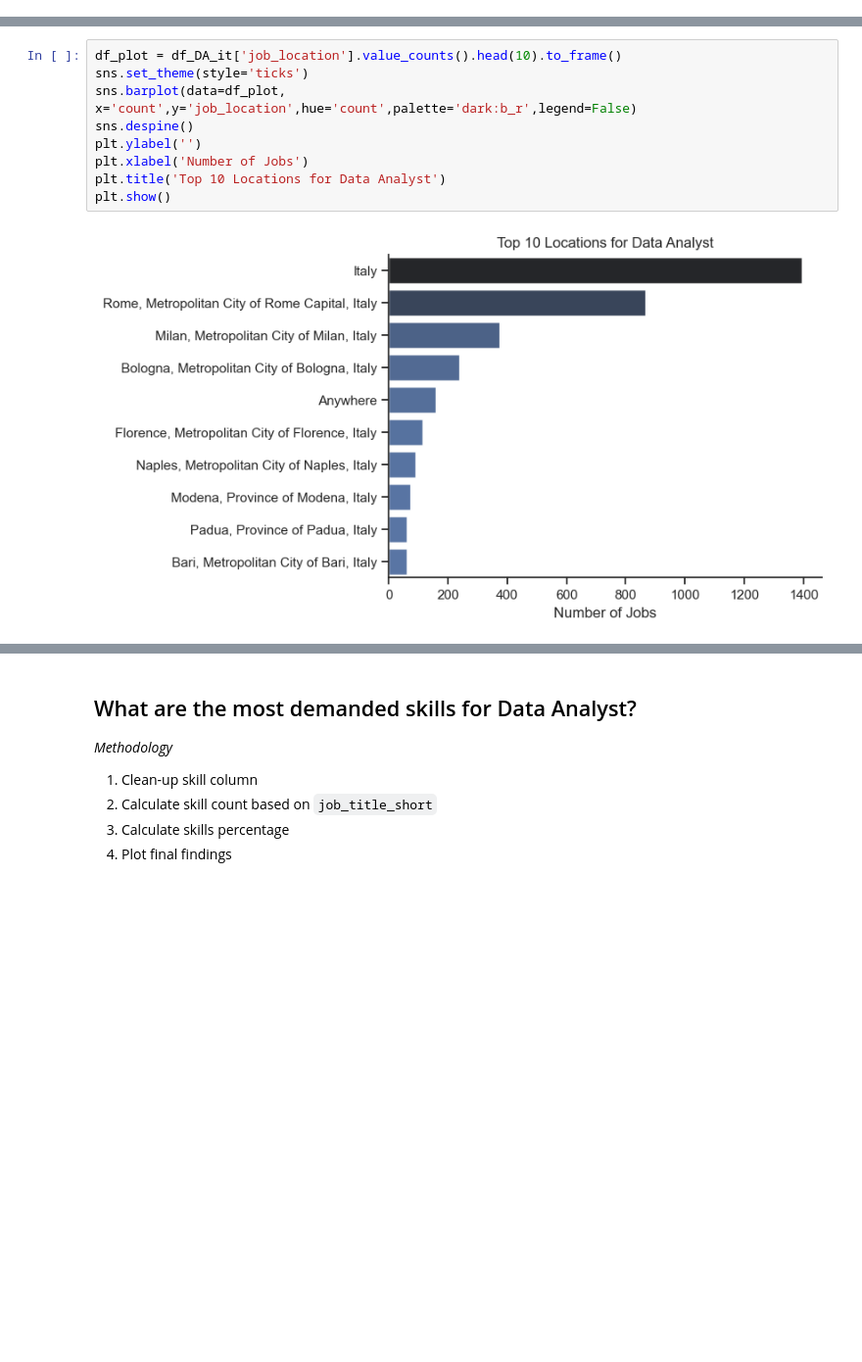
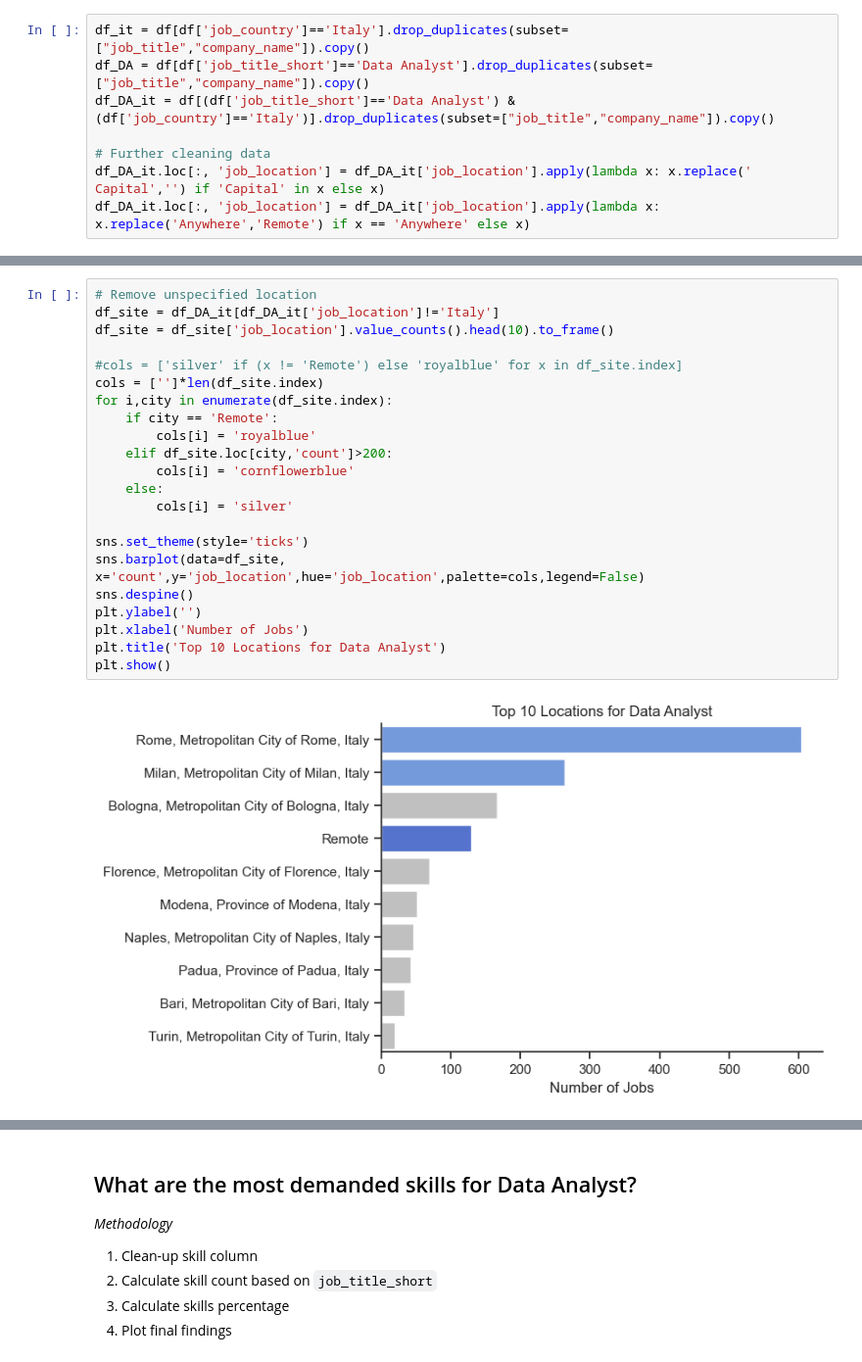
Before and after one commit to giovaM99V/Data_Jobs, a Jupyter notebook: 1_Data_Job_EDA/data_job_eda.ipynb, the cells around one changed output, grey strips where cells are left out. Shown: that part at 98% size. Cells and saved outputs as stored; diff of their text form; blank space fills up the shorter version.

Commit message:
Improved Markdown and first two graphs

```diff
--- a/1_Data_Job_EDA/data_job_eda.ipynb
+++ b/1_Data_Job_EDA/data_job_eda.ipynb
@@ -27,0 +39,8 @@ df_DA_it = df[(df['job_title_short']=='Data Analyst') & (df['job_country']=='Ita
+# %%
+df_it = df[df['job_country']=='Italy'].drop_duplicates(subset=["job_title","company_name"]).copy()
+df_DA = df[df['job_title_short']=='Data Analyst'].drop_duplicates(subset=["job_title","company_name"]).copy()
+df_DA_it = df[(df['job_title_short']=='Data Analyst') & (df['job_country']=='Italy')].drop_duplicates(subset=["job_title","company_name"]).copy()
+
+# Further cleaning data
+df_DA_it.loc[:, 'job_location'] = df_DA_it['job_location'].apply(lambda x: x.replace(' Capital','') if 'Capital' in x else x)
+df_DA_it.loc[:, 'job_location'] = df_DA_it['job_location'].apply(lambda x: x.replace('Anywhere','Remote') if x == 'Anywhere' else x)
@@ -28,11 +71,24 @@ df_DA_it = df[(df['job_title_short']=='Data Analyst') & (df['job_country']=='Ita
 # %%
-df_plot = df_DA_it['job_location'].value_counts().head(10).to_frame()
+# Remove unspecified location
+df_site = df_DA_it[df_DA_it['job_location']!='Italy']
+df_site = df_site['job_location'].value_counts().head(10).to_frame()
+
+#cols = ['silver' if (x != 'Remote') else 'royalblue' for x in df_site.index]
+cols = ['']*len(df_site.index)
+for i,city in enumerate(df_site.index):
+    if city == 'Remote':
+        cols[i] = 'royalblue'
+    elif df_site.loc[city,'count']>200:
+        cols[i] = 'cornflowerblue'
+    else:
+        cols[i] = 'silver'
+
 sns.set_theme(style='ticks')
-sns.barplot(data=df_plot, x='count',y='job_location',hue='count',palette='dark:b_r',legend=False)
+sns.barplot(data=df_site, x='count',y='job_location',hue='job_location',palette=cols,legend=False)
 sns.despine()
 plt.ylabel('')
 plt.xlabel('Number of Jobs')
 plt.title('Top 10 Locations for Data Analyst')
 plt.show()
 # %% [output]
-[figure, old version]
+[figure, new version]
```
Also changed, not shown: parts of 9 cells of this notebook.
